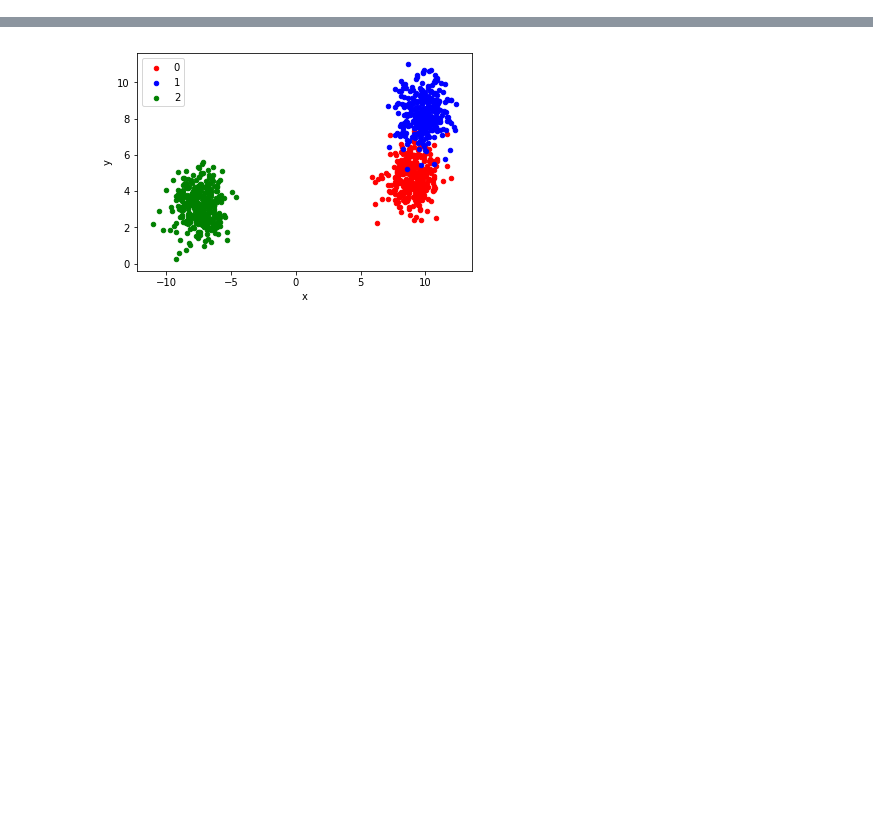
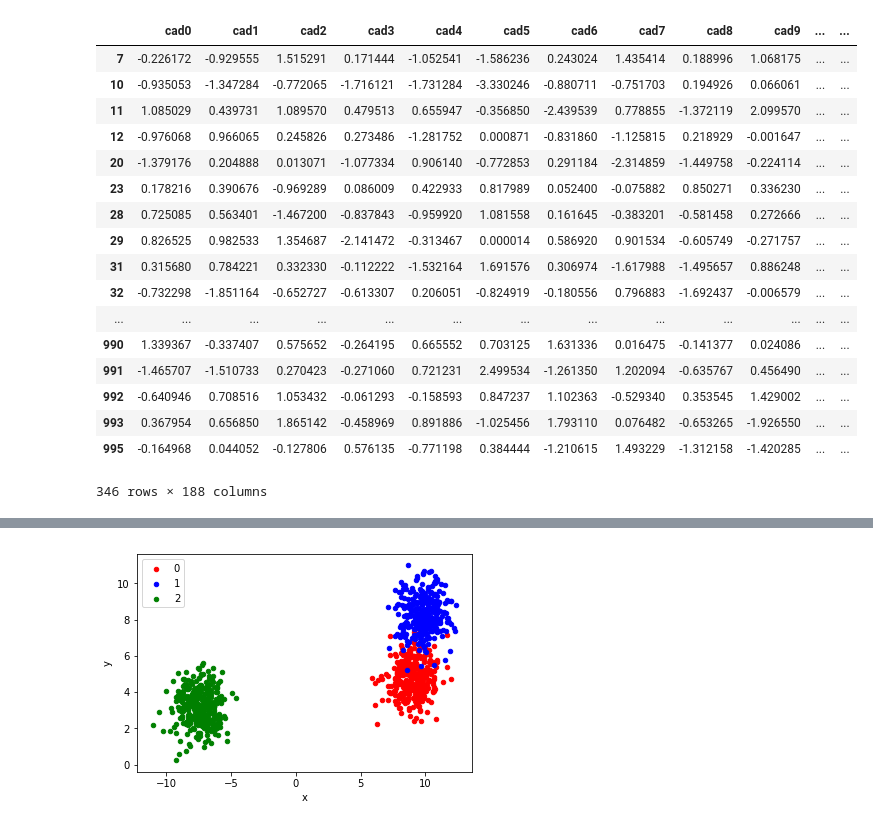
Before and after one commit to HealthINCITE/supervised-cadres, a Jupyter notebook: notebooks/simple.ipynb, the cells around one changed output, grey strips where cells are left out. Cells and saved outputs as stored; diff of their text form; code cells hidden in the pictures; blank space fills up the shorter version.

```diff
--- a/notebooks/simple.ipynb
+++ b/notebooks/simple.ipynb
@@ -11,0 +96,29 @@ Without shuffling, X horizontally stacks features in the following order: the pr
+# %%
+
+for cadre in range(cadres):
+    X, y= make_classification(n_samples=c_samples, n_features=c_features, n_informative=c_informative,  n_classes=c_classes,  random_state=seed)
+    df3 = pd.DataFrame(X, columns = columns)
+    df3["cadre_right"] = cadre
+    df3["target"]=y
+    df2=pd.concat([df2.loc[df2.cadre==0,], df3], axis=1, join='inner')
+    #df2.merge(df3,left_on='cadre',right_on='cadre')
+df2
+# %% [output]
+|  | cad0 | cad1 | cad2 | cad3 | cad4 | cad5 | cad6 | cad7 | cad8 | cad9 | ... | ... |
+| 7 | -0.226172 | -0.929555 | 1.515291 | 0.171444 | -1.052541 | -1.586236 | 0.243024 | 1.435414 | 0.188996 | 1.068175 | ... | ... |
+| 10 | -0.935053 | -1.347284 | -0.772065 | -1.716121 | -1.731284 | -3.330246 | -0.880711 | -0.751703 | 0.194926 | 0.066061 | ... | ... |
+| 11 | 1.085029 | 0.439731 | 1.089570 | 0.479513 | 0.655947 | -0.356850 | -2.439539 | 0.778855 | -1.372119 | 2.099570 | ... | ... |
+| 12 | -0.976068 | 0.966065 | 0.245826 | 0.273486 | -1.281752 | 0.000871 | -0.831860 | -1.125815 | 0.218929 | -0.001647 | ... | ... |
+| 20 | -1.379176 | 0.204888 | 0.013071 | -1.077334 | 0.906140 | -0.772853 | 0.291184 | -2.314859 | -1.449758 | -0.224114 | ... | ... |
+| 23 | 0.178216 | 0.390676 | -0.969289 | 0.086009 | 0.422933 | 0.817989 | 0.052400 | -0.075882 | 0.850271 | 0.336230 | ... | ... |
+| 28 | 0.725085 | 0.563401 | -1.467200 | -0.837843 | -0.959920 | 1.081558 | 0.161645 | -0.383201 | -0.581458 | 0.272666 | ... | ... |
+| 29 | 0.826525 | 0.982533 | 1.354687 | -2.141472 | -0.313467 | 0.000014 | 0.586920 | 0.901534 | -0.605749 | -0.271757 | ... | ... |
+| 31 | 0.315680 | 0.784221 | 0.332330 | -0.112222 | -1.532164 | 1.691576 | 0.306974 | -1.617988 | -1.495657 | 0.886248 | ... | ... |
+| 32 | -0.732298 | -1.851164 | -0.652727 | -0.613307 | 0.206051 | -0.824919 | -0.180556 | 0.796883 | -1.692437 | -0.006579 | ... | ... |
+| ... | ... | ... | ... | ... | ... | ... | ... | ... | ... | ... | ... | ... |
+| 990 | 1.339367 | -0.337407 | 0.575652 | -0.264195 | 0.665552 | 0.703125 | 1.631336 | 0.016475 | -0.141377 | 0.024086 | ... | ... |
+| 991 | -1.465707 | -1.510733 | 0.270423 | -0.271060 | 0.721231 | 2.499534 | -1.261350 | 1.202094 | -0.635767 | 0.456490 | ... | ... |
+| 992 | -0.640946 | 0.708516 | 1.053432 | -0.061293 | -0.158593 | 0.847237 | 1.102363 | -0.529340 | 0.353545 | 1.429002 | ... | ... |
+| 993 | 0.367954 | 0.656850 | 1.865142 | -0.458969 | 0.891886 | -1.025456 | 1.793110 | 0.076482 | -0.653265 | -1.926550 | ... | ... |
+| 995 | -0.164968 | 0.044052 | -0.127806 | 0.576135 | -0.771198 | 0.384444 | -1.210615 | 1.493229 | -1.312158 | -1.420285 | ... | ... |
+346 rows × 188 columns
```
Also changed, not shown: parts of 18 cells of this notebook.
